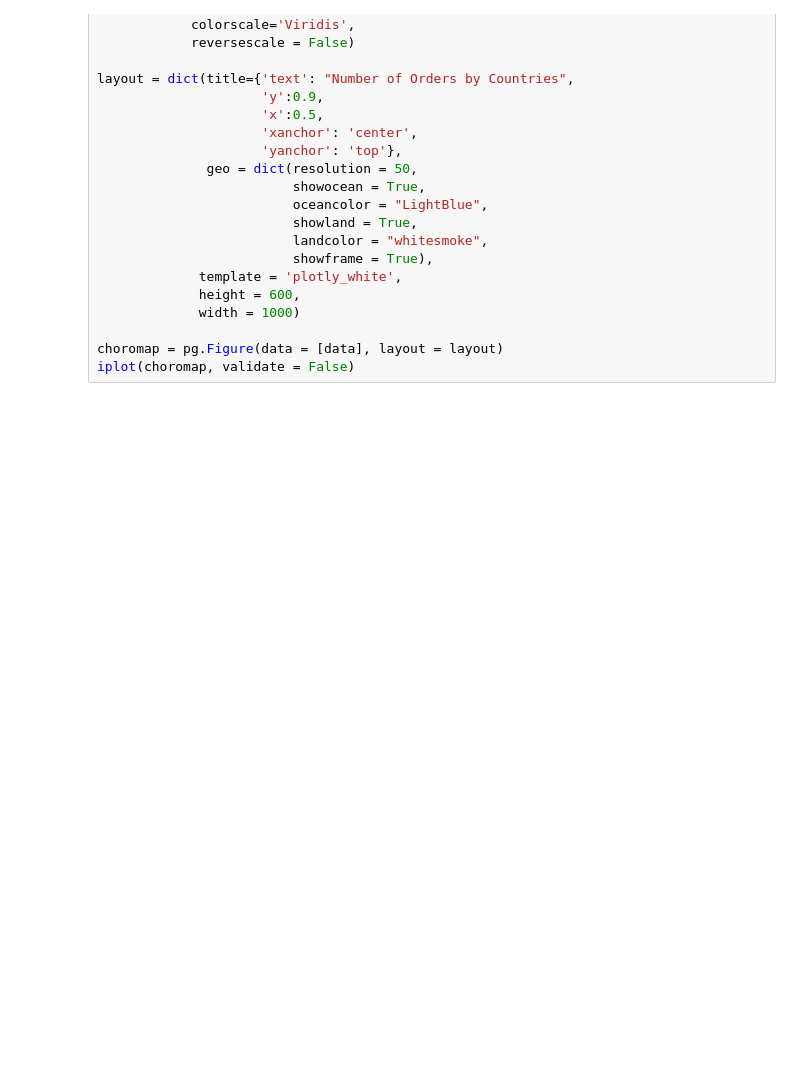
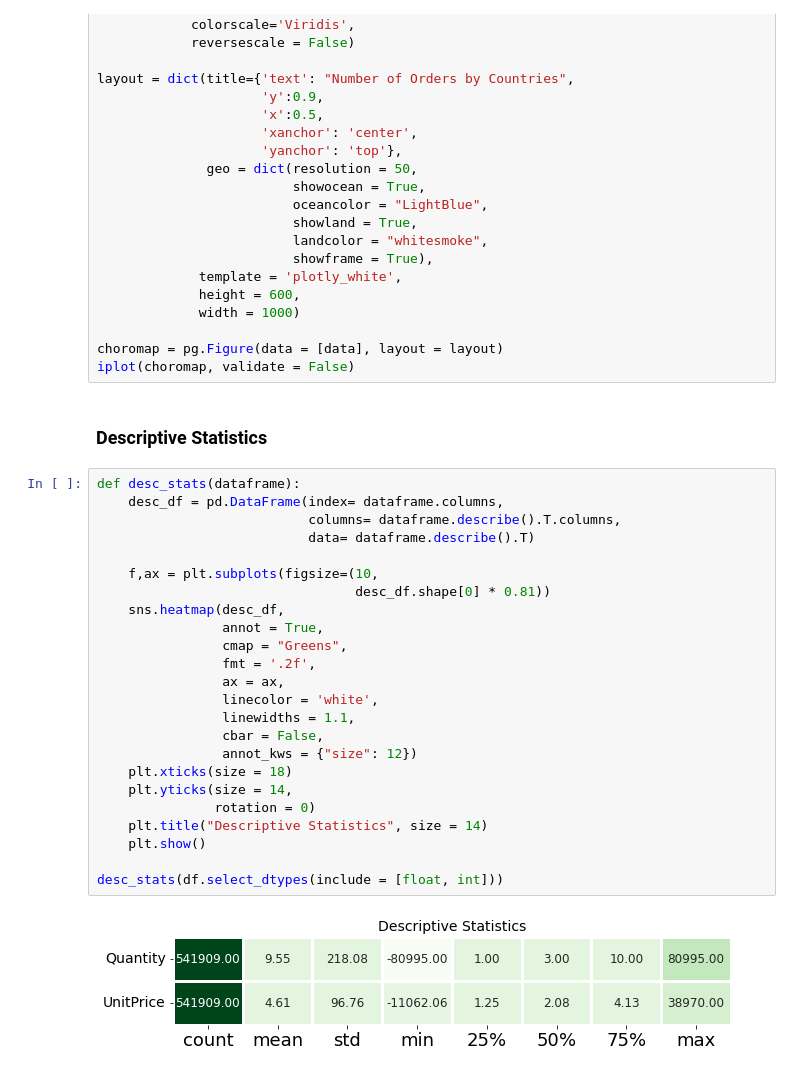
Before and after one commit to Ashar88/CRMAnalytics, a Jupyter notebook: CRM_Analytics.ipynb, the cells around one changed output. Cells and saved outputs as stored; diff of their text form; blank space fills up the shorter version.

Commit message:
Analyzing the descriptive stats of the data

```diff
--- a/CRM_Analytics.ipynb
+++ b/CRM_Analytics.ipynb
@@ -124,3 +124,31 @@ layout = dict(title={'text': "Number of Orders by Countries",
 
 choromap = pg.Figure(data = [data], layout = layout)
 iplot(choromap, validate = False)
+# %% [markdown]
+### Descriptive Statistics
+# %%
+def desc_stats(dataframe):
+    desc_df = pd.DataFrame(index= dataframe.columns,
+                           columns= dataframe.describe().T.columns,
+                           data= dataframe.describe().T)
+
+    f,ax = plt.subplots(figsize=(10,
+                                 desc_df.shape[0] * 0.81))
+    sns.heatmap(desc_df,
+                annot = True,
+                cmap = "Greens",
+                fmt = '.2f',
+                ax = ax,
+                linecolor = 'white',
+                linewidths = 1.1,
+                cbar = False,
+                annot_kws = {"size": 12})
+    plt.xticks(size = 18)
+    plt.yticks(size = 14,
+               rotation = 0)
+    plt.title("Descriptive Statistics", size = 14)
+    plt.show()
+
+desc_stats(df.select_dtypes(include = [float, int]))
+# %% [output]
+[figure, added]
```
Also changed, not shown: parts of 2 cells of this notebook.
